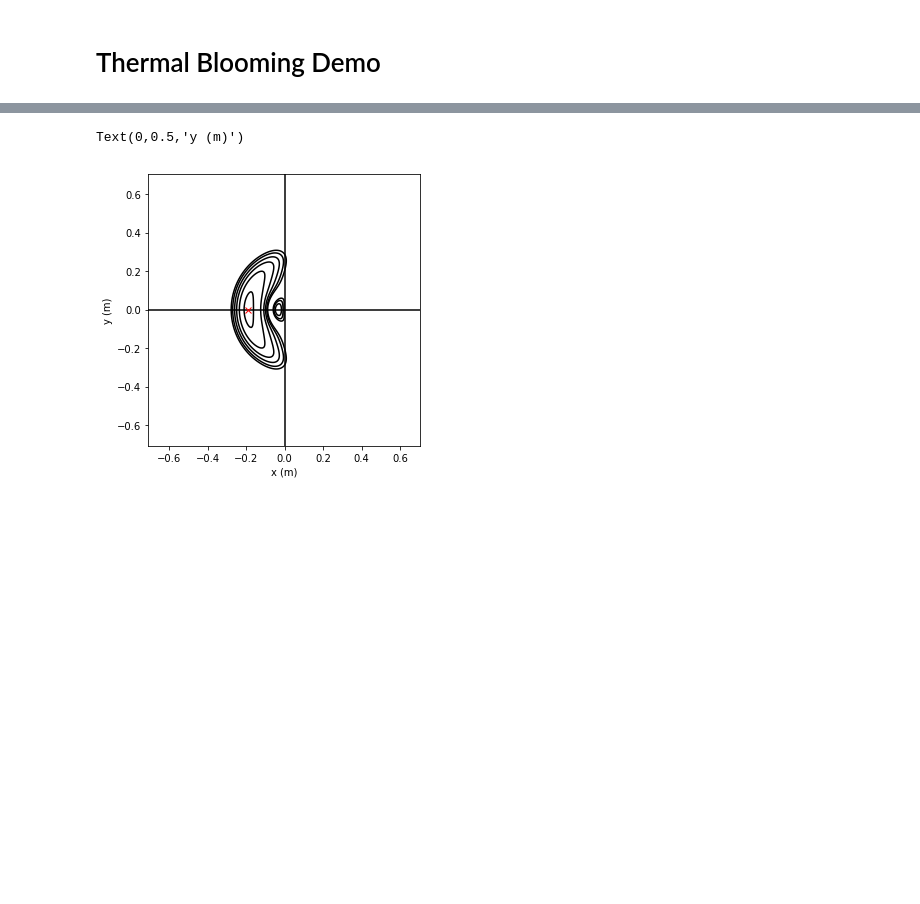
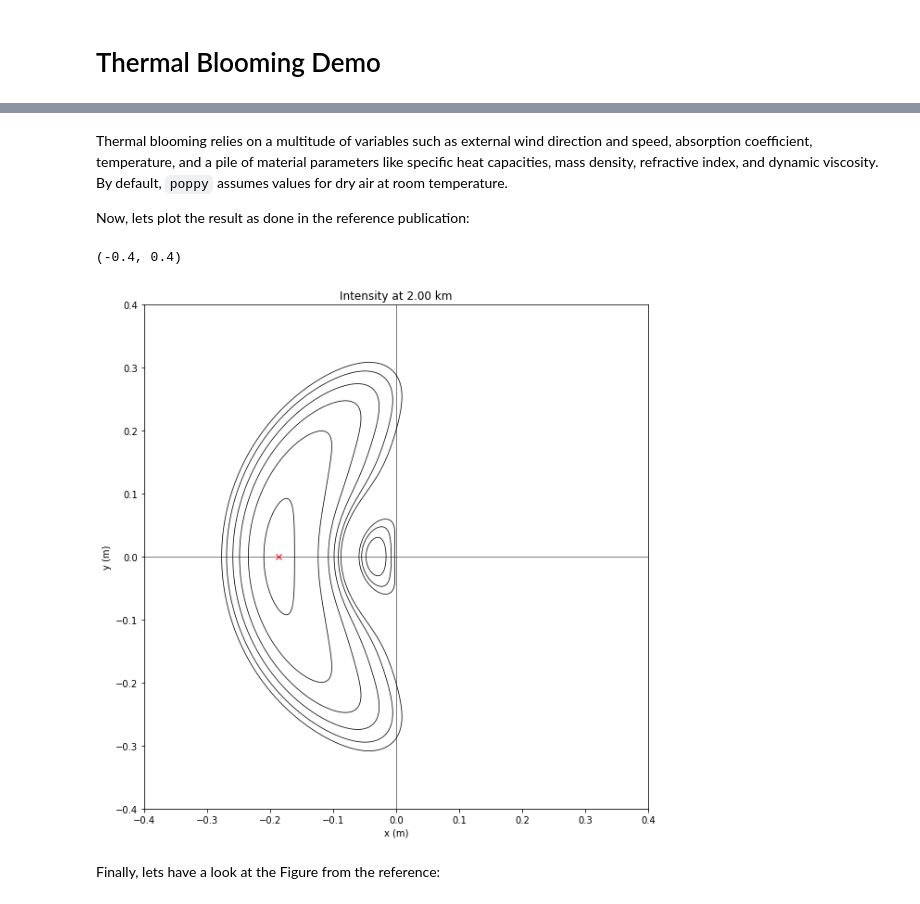
Before and after one commit to mperrin/poppy, a Jupyter notebook: notebooks/Thermal Blooming Demo.ipynb, the cells around one changed output, grey strips where cells are left out. Drawn from its saved outputs; the diff is of its cells as text; code cells hidden in the pictures; blank space fills up the shorter version.

Commit message:
big additions to thermal blooming notebook bug fix: scale wavelength to m clean up

```diff
--- a/notebooks/Thermal Blooming Demo.ipynb
+++ b/notebooks/Thermal Blooming Demo.ipynb
@@ -10,15 +44,14 @@ from copy import deepcopy
 
 w0 = 14.15*u.cm            # beam radius
 P0 = 100e3                 # beam power (W)
-L = 2.0*u.km               # propagation distance (m)
-w_extend = 10              # weight of the spatial extend
-wavelength = 10.6*u.um     # wavelength in vacuum (m)
+L = 2.0*u.km               # propagation distance
+w_extend = 5               # weight of the spatial extend
+wavelength = 10.6*u.um     # wavelength in vacuum
 M2 = 1.0                   # beam quality factor
-n0 = 1.00027398            # ambient refractive index
+n0 = 1.00027398            # ambient refractive index of air @ 15 deg C
 R0 = L                     # initial radius of curvature
 npix = 512                 # number of pixels
-oversample = 1             # oversampling factor
-Cn2 = 1.0e-14*u.m**(-2/3)  # index-of-refraction structure constant
+oversample = 2             # oversampling factor
 aero_abs_coeff = 7e-7/u.cm # absorption coefficient due to aerosols
 nz = 20                    # number of phase screens
 dz = L/nz                  # propagation step
@@ -27,5 +62,5 @@ v0y = 0.0*u.m/u.s          # ambient wind velocity in y-direction
 # %%
-wf = poppy.PhysicalFresnelWavefront(beam_radius=w_extend*w0/2,
+wf = poppy.PhysicalFresnelWavefront(beam_radius=w_extend*w0,
                                     wavelength=wavelength,
                                     units=u.m,
                                     npix=npix,
@@ -46,23 +83,32 @@ for l in range(nz+1):
     if l != nz:
         phase_screen = poppy.ThermalBloomingWFE(aero_abs_coeff, delta, v0x=v0x, direction='x', isobaric=True)
         wf *= phase_screen
+# %% [markdown]
+Thermal blooming relies on a multitude of variables such as external wind direction and speed, absorption coefficient, temperature, and a pile of material parameters like specific heat capacities, mass density, refractive index, and dynamic viscosity. By default, `poppy` assumes values for dry air at room temperature.
+
+Now, lets plot the result as done in the reference publication:
 # %%
 y, x = wf.coordinates()
 z = wf.intensity.T
 idx = np.unravel_index(np.argmax(z, axis=None), z.shape)
 
-fig = plt.figure(figsize=(12,5))
+fig = plt.figure(figsize=(20,10))
 fig.clf()
 
 levels = np.array([0.09, 0.14, 0.23, 0.36, 0.57, 0.9])*z.max()
 ax = fig.add_subplot(111)
-cf = ax.contour(x, y, z, levels=levels, colors='k')
-plt.plot([0.0, 0.0], [x.min(), x.max()], '-k')
-plt.plot([x.min(), x.max()], [0.0, 0.0], '-k')
+cf = ax.contour(x, y, z, levels=levels, colors='k', linewidths=0.75)
+plt.plot([0.0, 0.0], [x.min(), x.max()], '-k', lw=0.5)
+plt.plot([x.min(), x.max()], [0.0, 0.0], '-k', lw=0.5)
 plt.plot([x[0,:][idx[1]]], [x[0,:][idx[0]]], 'xr')
+ax.set_title('Intensity at {0:0.2f}'.format(wf.z.to(u.km)))
 ax.set_aspect('equal')
 ax.set_xlabel('x (m)')
 ax.set_ylabel('y (m)')
+ax.set_xlim([-0.4, 0.4])
+ax.set_ylim([-0.4, 0.4])
 # %% [output]
-Text(0,0.5,'y (m)')
+(-0.4, 0.4)
-[figure, old version]
+[figure, new version]
+# %% [markdown]
+Finally, lets have a look at the Figure from the reference:
```
Also changed, not shown: parts of 12 cells of this notebook, 2 other files.
